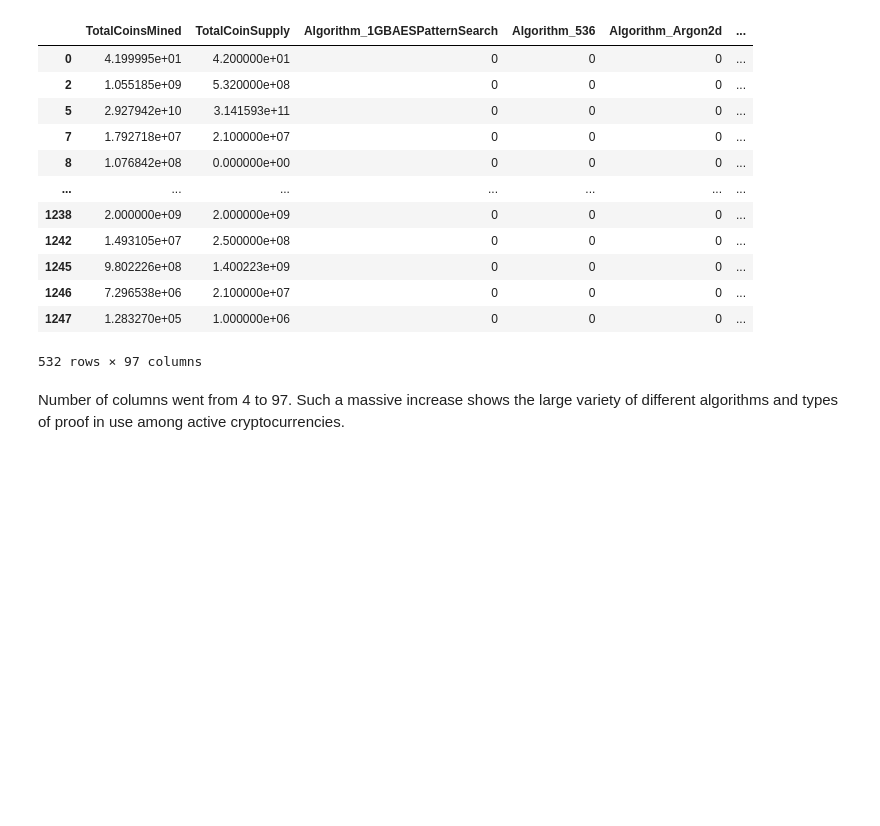
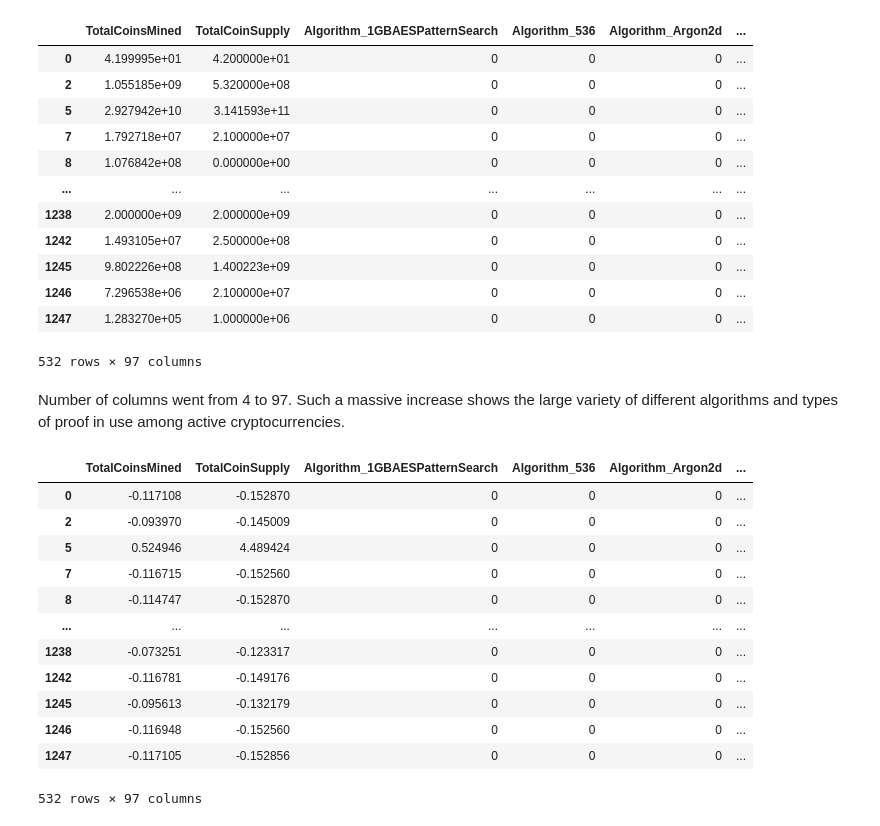
Before and after one commit to kellnergp/unsupervised-learning-challenge, a Jupyter notebook: crypto_clusters.ipynb, the cells around one changed output. Cells and saved outputs as stored; diff of their text form; code cells hidden in the pictures; blank space fills up the shorter version.

Commit message:
scaled the numeric values so their size wont mess up the model

```diff
--- a/crypto_clusters.ipynb
+++ b/crypto_clusters.ipynb
@@ -169,3 +170,33 @@ dummies_df
 532 rows × 97 columns
 # %% [markdown]
 Number of columns went from 4 to 97. Such a massive increase shows the large variety of different algorithms and types of proof in use among active cryptocurrencies.
+# %%
+# scale the originally numeric columns so that their magnitudes dont throw off analysis
+unscaled_features = dummies_df[['TotalCoinsMined', 'TotalCoinSupply']]
+
+# generate and fit scaler
+scaler = StandardScaler().fit(unscaled_features.values)
+
+# transform the numerica values
+scaled_features = scaler.transform(unscaled_features.values)
+
+# copy the dataframe then apply the scaled values
+scaled_df = dummies_df
+scaled_df[['TotalCoinsMined', 'TotalCoinSupply']] = scaled_features
+
+# preview
+scaled_df
+# %% [output]
+|  | TotalCoinsMined | TotalCoinSupply | Algorithm_1GBAESPatternSearch | Algorithm_536 | Algorithm_Argon2d | ... |
+| 0 | -0.117108 | -0.152870 | 0 | 0 | 0 | ... |
+| 2 | -0.093970 | -0.145009 | 0 | 0 | 0 | ... |
+| 5 | 0.524946 | 4.489424 | 0 | 0 | 0 | ... |
+| 7 | -0.116715 | -0.152560 | 0 | 0 | 0 | ... |
+| 8 | -0.114747 | -0.152870 | 0 | 0 | 0 | ... |
+| ... | ... | ... | ... | ... | ... | ... |
+| 1238 | -0.073251 | -0.123317 | 0 | 0 | 0 | ... |
+| 1242 | -0.116781 | -0.149176 | 0 | 0 | 0 | ... |
+| 1245 | -0.095613 | -0.132179 | 0 | 0 | 0 | ... |
+| 1246 | -0.116948 | -0.152560 | 0 | 0 | 0 | ... |
+| 1247 | -0.117105 | -0.152856 | 0 | 0 | 0 | ... |
+532 rows × 97 columns
```
Also changed, not shown: parts of 1 cell of this notebook.
